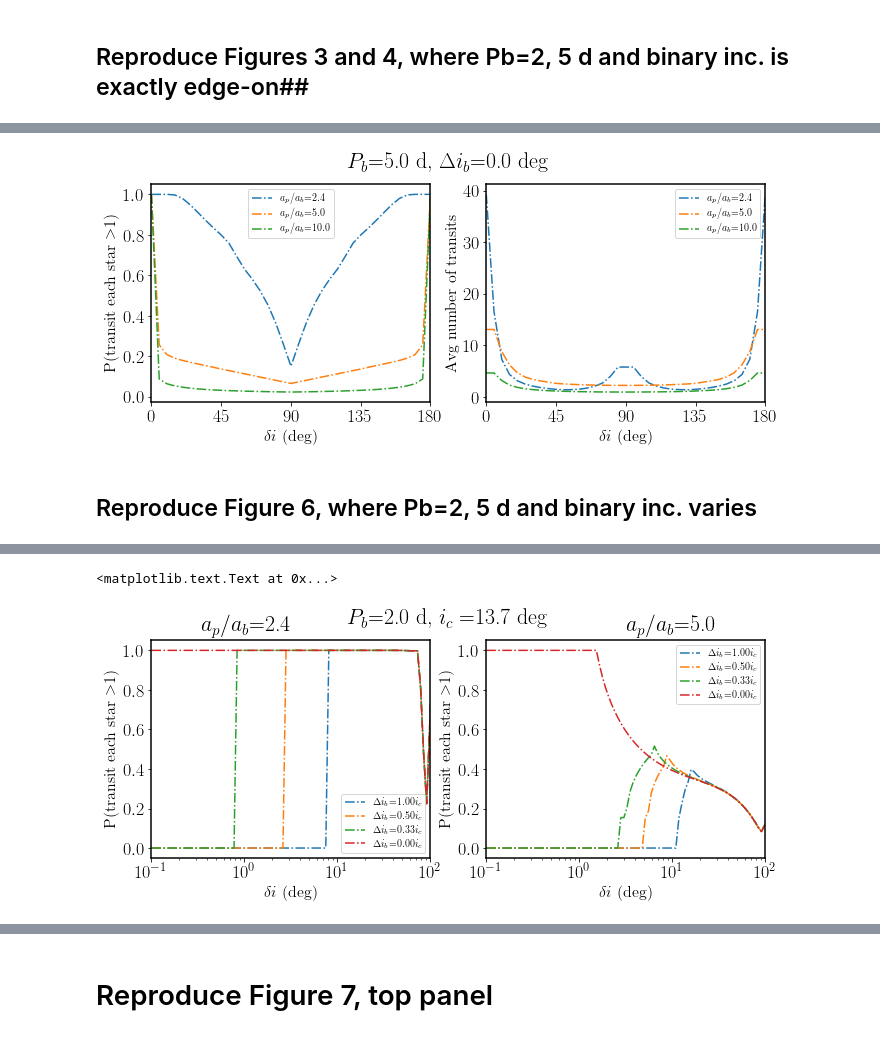
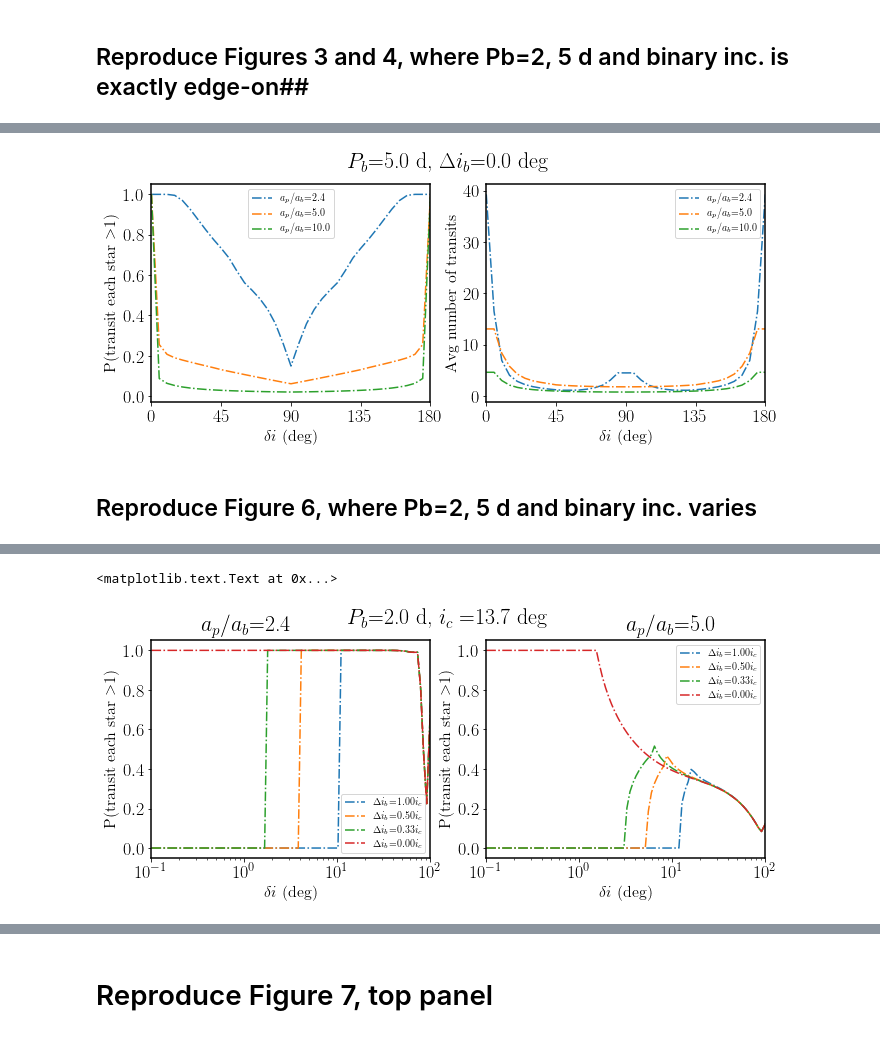
Before and after one commit to savvytruffle/pop-secret, a Jupyter notebook: cbp_paper_plots_Qgeo.ipynb, the cells around one changed output, grey strips where cells are left out. Cells and saved outputs as stored; diff of their text form; code cells hidden in the pictures.

```diff
--- a/cbp_paper_plots_Qgeo.ipynb
+++ b/cbp_paper_plots_Qgeo.ipynb
@@ -258,8 +288,8 @@ for zz in range(len(ap)):
         Omegadot = get_Omegadot(Tprec)
         del_Omega_prec = get_del_Omega_prec(Omegadot, Tobs)
 
-        del_Omega1 = get_del_Omega1(Delta_Omega1, del_Omega_prec, ab1, ap[zz], ftwo1)
-        del_Omega2 = get_del_Omega1(Delta_Omega2, del_Omega_prec, ab2, ap[zz], ftwo2)
+        del_Omega1 = get_del_Omega1(Delta_Omega1, del_Omega_prec, ab1, ap[zz], fone1, ftwo1)
+        del_Omega2 = get_del_Omega1(Delta_Omega2, del_Omega_prec, ab2, ap[zz], fone2, ftwo2)
 
         vp = get_vel(Pp[zz], ap[zz])
         v1 = get_vel(Pb, ab1)
@@ -351,8 +364,8 @@ for zz in range(len(ap)):
         Omegadot = get_Omegadot(Tprec)
         del_Omega_prec = get_del_Omega_prec(Omegadot, Tobs)
 
-        del_Omega1 = get_del_Omega1(Delta_Omega1, del_Omega_prec, ab1, ap[zz], ftwo1)
-        del_Omega2 = get_del_Omega1(Delta_Omega2, del_Omega_prec, ab2, ap[zz], ftwo2)
+        del_Omega1 = get_del_Omega1(Delta_Omega1, del_Omega_prec, ab1, ap[zz], fone1, ftwo1)
+        del_Omega2 = get_del_Omega1(Delta_Omega2, del_Omega_prec, ab2, ap[zz], fone2, ftwo2)
 
         vp = get_vel(Pp[zz], ap[zz])
         v1 = get_vel(Pb, ab1)
@@ -401,7 +414,7 @@ plt.suptitle("$P_b$={:.1f} d, $\Delta i_b$={:.1f} deg".format(Pb, d_ib*180/np.pi
 
 plt.show()
 # %% [output]
-[figure, old version]
+[figure, new version]
 # %% [markdown]
 ## Reproduce Figure 6, where Pb=2, 5 d and binary inc. varies ##
 # %%
@@ -434,8 +447,8 @@ for kk in range(len(d_ib)):
             Tprec = get_Tprec(Pp[zz], m1, m2, ap[zz], ab, mutual_inclinations[ii])
             Omegadot = get_Omegadot(Tprec)
             del_Omega_prec = get_del_Omega_prec(Omegadot, Tobs)
-            del_Omega1 = get_del_Omega1(Delta_Omega1, del_Omega_prec, ab1, ap[zz], ftwo1)
-            del_Omega2 = get_del_Omega1(Delta_Omega2, del_Omega_prec, ab2, ap[zz], ftwo2)
+            del_Omega1 = get_del_Omega1(Delta_Omega1, del_Omega_prec, ab1, ap[zz], fone1, ftwo1)
+            del_Omega2 = get_del_Omega1(Delta_Omega2, del_Omega_prec, ab2, ap[zz], fone2, ftwo2)
 
             vp = get_vel(Pp[zz], ap[zz])
             v1 = get_vel(Pb, ab1)
@@ -494,2 +507,2 @@ ic=13.7420164504
 <matplotlib.text.Text at 0x...>
-[figure, old version]
+[figure, new version]
```
Also changed, not shown: parts of 16 cells of this notebook.
